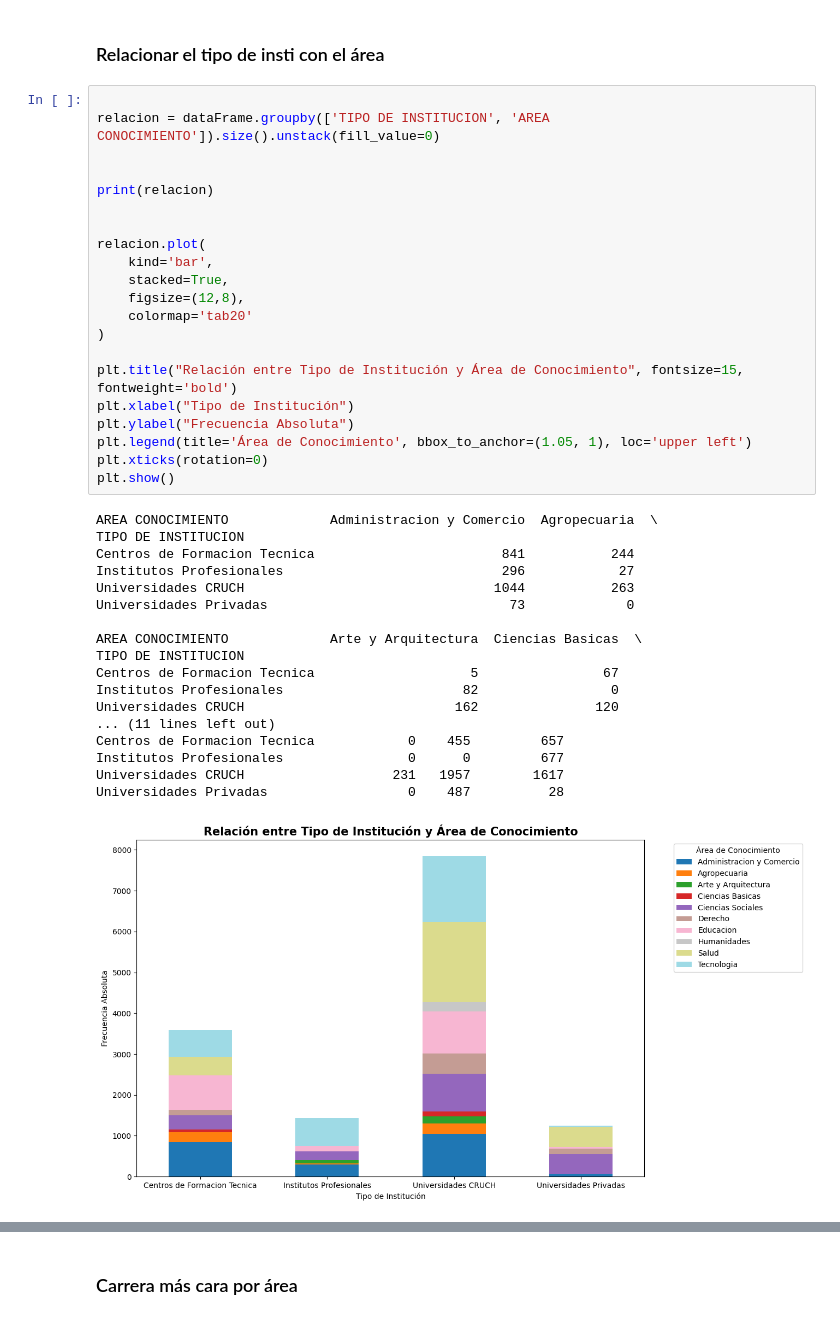
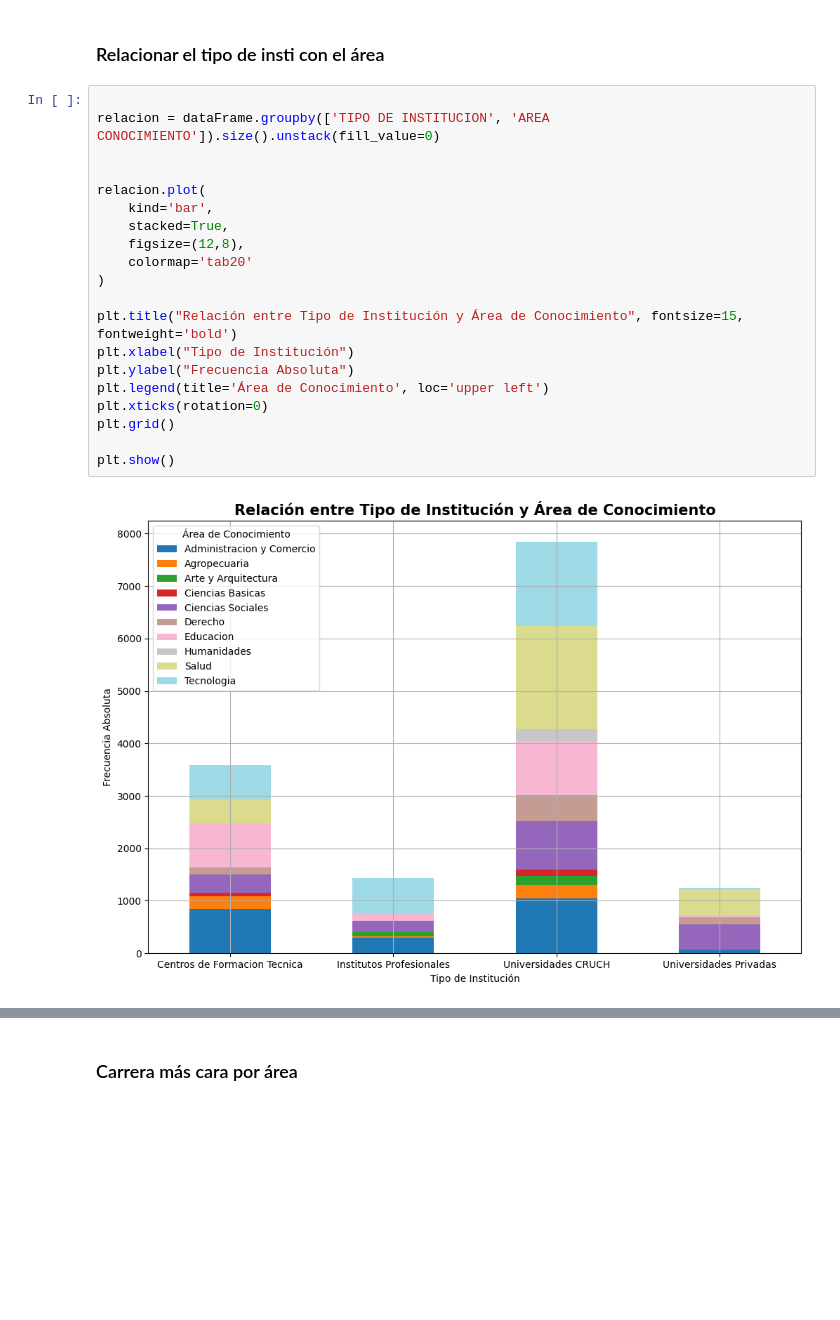
Before and after one commit to DiegoPyLL/ProyectoMat_EV1, a Jupyter notebook: TrabajoPractico.ipynb, the cells around one changed output, grey strips where cells are left out. Cells and saved outputs as stored; diff of their text form; blank space fills up the shorter version.

```diff
--- a/TrabajoPractico.ipynb
+++ b/TrabajoPractico.ipynb
@@ -429,40 +482,22 @@ Finalmente, el análisis de la modalidad de estudio muestra que predomina la pre
 # %%
 
 relacion = dataFrame.groupby(['TIPO DE INSTITUCION', 'AREA CONOCIMIENTO']).size().unstack(fill_value=0)
-
-
-print(relacion)
 
 
 relacion.plot(
     kind='bar',
     stacked=True,
     figsize=(12,8),
     colormap='tab20'
 )
 
 plt.title("Relación entre Tipo de Institución y Área de Conocimiento", fontsize=15, fontweight='bold')
 plt.xlabel("Tipo de Institución")
 plt.ylabel("Frecuencia Absoluta")
-plt.legend(title='Área de Conocimiento', bbox_to_anchor=(1.05, 1), loc='upper left')
+plt.legend(title='Área de Conocimiento', loc='upper left')
 plt.xticks(rotation=0)
+plt.grid()
+
 plt.show()
 # %% [output]
-AREA CONOCIMIENTO             Administracion y Comercio  Agropecuaria  \
-TIPO DE INSTITUCION
-Centros de Formacion Tecnica                        841           244
-Institutos Profesionales                            296            27
-Universidades CRUCH                                1044           263
-Universidades Privadas                               73             0
-
-AREA CONOCIMIENTO             Arte y Arquitectura  Ciencias Basicas  \
-TIPO DE INSTITUCION
-Centros de Formacion Tecnica                    5                67
-Institutos Profesionales                       82                 0
-Universidades CRUCH                           162               120
-... (11 lines left out)
-Centros de Formacion Tecnica            0    455         657
-Institutos Profesionales                0      0         677
-Universidades CRUCH                   231   1957        1617
-Universidades Privadas                  0    487          28
-[figure, old version]
+[figure, new version]
```
Also changed, not shown: parts of 15 cells of this notebook.
